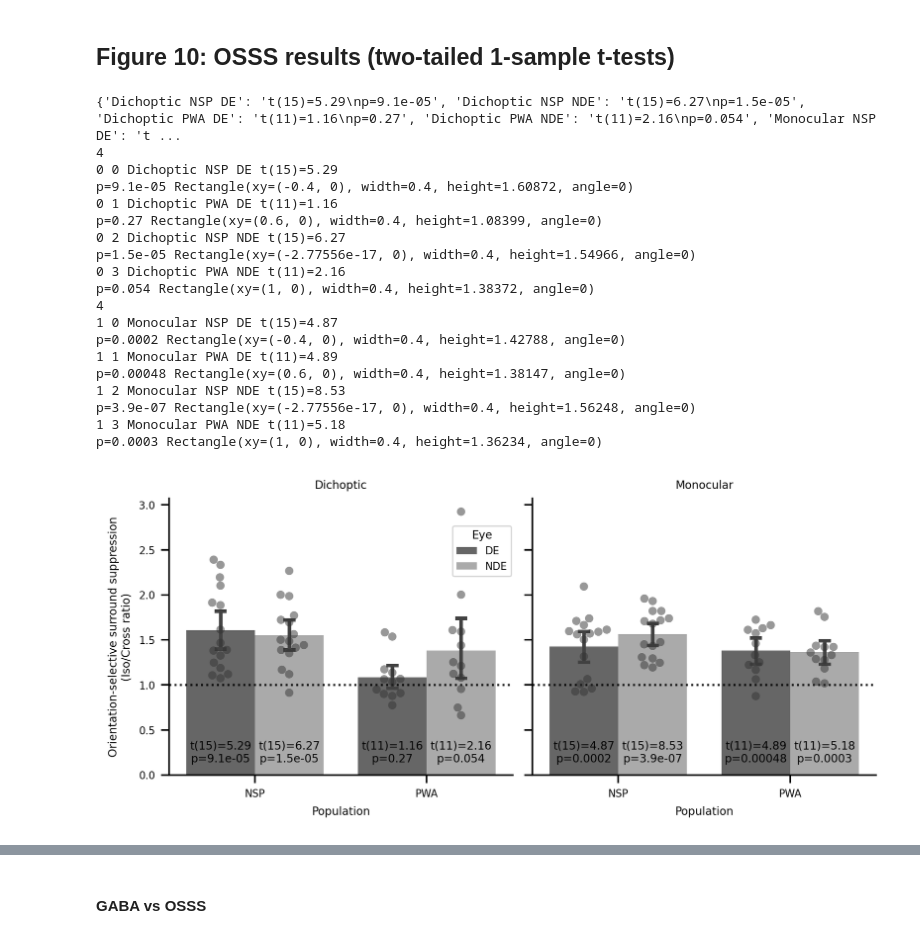
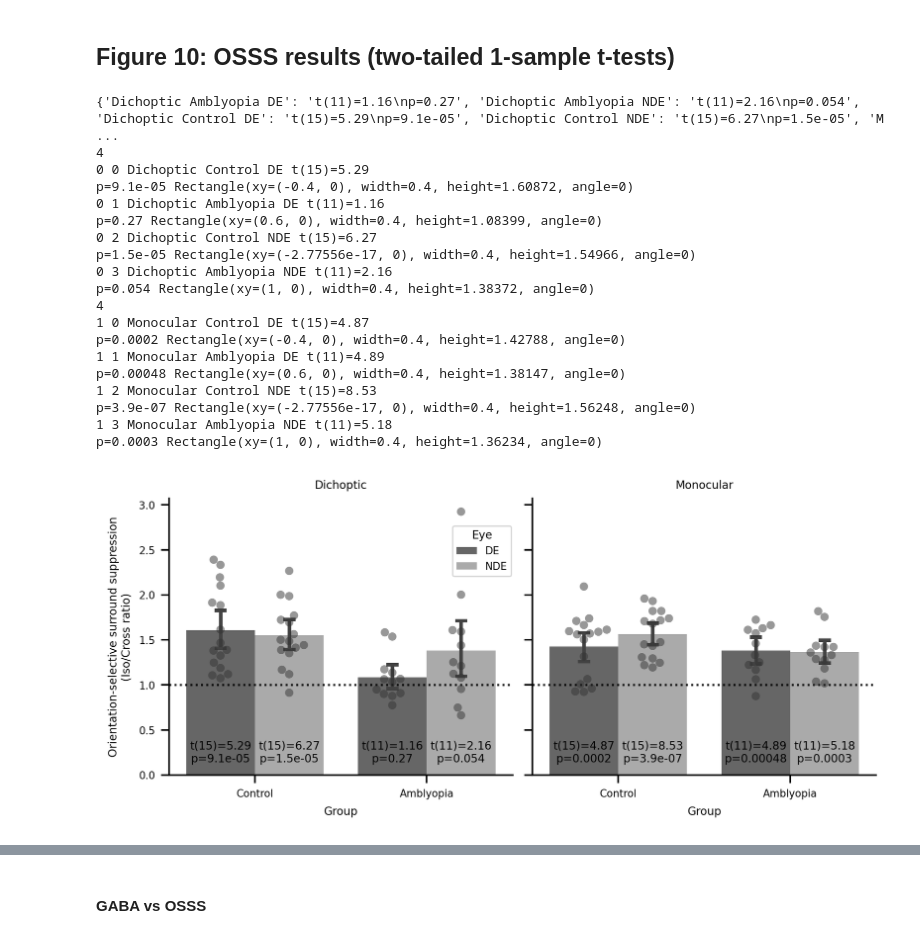
Before and after one commit to smerdis/mukerji_etal_2022, a Jupyter notebook: Mukerji et al, 2022.ipynb, the cells around one changed output, grey strips where cells are left out. Saved outputs shown, nothing was run; the diff lists cells and outputs as text; code cells hidden in the pictures.

```diff
--- a/Mukerji et al, 2022.ipynb
+++ b/Mukerji et al, 2022.ipynb
@@ -536,7 +539,7 @@ for gv, gr in bg_groups:
                     palette=pal4g,
                     n_boot=n_boot, legend_img=False,
                     markers=['o','d','o','d'],
-                    aspect=1, facet_kws={'sharex':False, 'sharey':False})
+                    aspect=1, facet_kws={'sharex':True, 'sharey':False})
         g.set_titles("")
         g.fig.subplots_adjust(left=.1, right=.95, bottom=0.1, wspace=0.15)
         g.fig.set_dpi(600)
@@ -757,14 +760,14 @@ print(annots)
 # %% [output]
 {'Cross Dichoptic NSP': 't(15)=-1.45\np=0.17', 'Cross Dichoptic PWA': 't(11)=2.38\np=0.036', 'Cross Monocular NSP': 't(15)=-2.48\np=0.026', 'Cross Monocular PWA': 't(11)=2.35\np=0.039', 'Iso Dichoptic ...
 # %%
-graph_order = ['Cross Dichoptic PWA', 'Cross Dichoptic NSP', 'Cross Monocular PWA', 'Cross Monocular NSP',
-               'Iso Dichoptic PWA', 'Iso Dichoptic NSP', 'Iso Monocular PWA', 'Iso Monocular NSP']
+graph_order = ['Cross Dichoptic PWA', 'Cross Monocular PWA', 'Cross Dichoptic NSP', 'Cross Monocular NSP',
+               'Iso Dichoptic PWA', 'Iso Monocular PWA', 'Iso Dichoptic NSP', 'Iso Monocular NSP']
 # %%
 with sns.plotting_context(context="paper", font_scale=0.7):
     g = sns.catplot(data=final_obs_interocular, kind='bar',
                 x="Presentation", y="ValueRatio", col="Orientation",
                     hue="Population", hue_order=["PWA","NSP"], capsize=0.05,
-                    palette=colors2, aspect=1.1, legend_out=False, height=3.1)
+                    palette=colors2, aspect=1.1, legend=False, legend_out=False, height=3.1)
     g = g.map_dataframe(sns.swarmplot, x="Presentation", y="ValueRatio",
                     hue="Population", hue_order=["PWA","NSP"], dodge=True,
                     palette=["#333333"], alpha=0.5)
@@ -778,8 +781,8 @@ with sns.plotting_context(context="paper", font_scale=0.7):
             print(i, j, graph_order[4*i+j], annots[graph_order[4*i+j]], p)
             ax.annotate(f"{annots[graph_order[4*i+j]]}", ha="center", va="center", xy=(p.get_x()+ p.get_width() / 2., p.get_y() + 0.25))
 
-    g._legend.set_title("Group")
-    sns.move_legend(g, (0.4, 0.6))
+    #g._legend.set_title("Group")
+    #sns.move_legend(g, (0.4, 0.6))
     g.fig.set_dpi(300)
     g.fig.savefig(f"{plot_dir}/figure_09.pdf", dpi='figure')
 # %% [output]
@@ -947,8 +950,9 @@ for fgv, fg in fig_groups:
                 annotate=True, boot_func=utils.compare_rs,
                 n_boot=n_boot,
                 markers=['o','d','o','d'],
-                facet_kws={'sharex':False, 'sharey':False})
-    g.set_titles('{row_name}, {col_name}') # top row is dichoptic
+                facet_kws={'sharex':True, 'sharey':False})
+    g.set_titles('{row_name}') # top row is dichoptic
+    g.set_xlabels("GABA (arbitrary units)")
     print(g.fig.get_size_inches(), g.fig.get_dpi())
     g.fig.subplots_adjust(left=.1, right=.95, bottom=0.06, hspace=.2, top=.95, wspace=0.15)
     g.fig.set_dpi(1200)
@@ -999,6 +1003,8 @@ oss_df.groupby(['Task', 'Presentation', 'Population','Eye'])['value'].agg(['mean
 # %%
 with sns.plotting_context(context="paper", font_scale=0.7):
     oss_df.replace({"nDicho":"Dichoptic", "nMono":"Monocular", "Nde":"NDE", "De":"DE"}, inplace=True)
+    oss_df.replace({'PWA':'Amblyopia', 'NSP':'Control'}, inplace=True)
+
     osss_annots = stat_annotate(oss_df, field=["Presentation","Population","Eye"],
                        col="value")
     print(osss_annots)
@@ -1009,45 +1015,50 @@ with sns.plotting_context(context="paper", font_scale=0.7):
                     hue="Eye", dodge=True, palette=["#333333"], alpha=0.5)
     g = g.map(plt.axhline, y=1, linestyle="dotted", color="black")
 
-    graph_order = ['Dichoptic NSP DE', 'Dichoptic PWA DE', 'Dichoptic NSP NDE', 'Dichoptic PWA NDE',
-                   'Monocular NSP DE', 'Monocular PWA DE', 'Monocular NSP NDE', 'Monocular PWA NDE']
+#     graph_order = ['Dichoptic NSP DE', 'Dichoptic PWA DE', 'Dichoptic NSP NDE', 'Dichoptic PWA NDE',
+#                    'Monocular NSP DE', 'Monocular PWA DE', 'Monocular NSP NDE', 'Monocular PWA NDE']
+
+    graph_order = ['Dichoptic Control DE', 'Dichoptic Amblyopia DE', 'Dichoptic Control NDE', 'Dichoptic Amblyopia NDE',
+                   'Monocular Control DE', 'Monocular Amblyopia DE', 'Monocular Control NDE', 'Monocular Amblyopia NDE']
+
 
     for i, ax in enumerate(g.axes.ravel()):
         print(len(ax.patches))
         for j, p in enumerate(ax.patches):
             print(i, j, graph_order[4*i+j], osss_annots[graph_order[4*i+j]], p)
             ax.annotate(f"{osss_annots[graph_order[4*i+j]]}", ha="center", va="center", xy=(p.get_x()+ p.get_width() / 2., p.get_y() + 0.25))
 
     sns.move_legend(g, (0.45, 0.7))
 
     # g = g.map_dataframe(annotate, field=["Population", "Eye"], col="value", pos=(.22, .77),
     #                    title=fr"T-tests of OSSS ratio $\neq$ 1")
     g.set_titles("{col_name}")
     g.set_ylabels("Orientation-selective surround suppression\n(Iso/Cross ratio)")
+    g.set_xlabels("Group")
     g.fig.subplots_adjust(left=.09)
     g.fig.set_dpi(300)
     g.fig.savefig(f"{plot_dir}/figure_10.pdf", dpi='figure')
 # %% [output]
-{'Dichoptic NSP DE': 't(15)=5.29\np=9.1e-05', 'Dichoptic NSP NDE': 't(15)=6.27\np=1.5e-05', 'Dichoptic PWA DE': 't(11)=1.16\np=0.27', 'Dichoptic PWA NDE': 't(11)=2.16\np=0.054', 'Monocular NSP DE': 't ...
+{'Dichoptic Amblyopia DE': 't(11)=1.16\np=0.27', 'Dichoptic Amblyopia NDE': 't(11)=2.16\np=0.054', 'Dichoptic Control DE': 't(15)=5.29\np=9.1e-05', 'Dichoptic Control NDE': 't(15)=6.27\np=1.5e-05', 'M ...
 4
-0 0 Dichoptic NSP DE t(15)=5.29
+0 0 Dichoptic Control DE t(15)=5.29
 p=9.1e-05 Rectangle(xy=(-0.4, 0), width=0.4, height=1.60872, angle=0)
-0 1 Dichoptic PWA DE t(11)=1.16
+0 1 Dichoptic Amblyopia DE t(11)=1.16
 p=0.27 Rectangle(xy=(0.6, 0), width=0.4, height=1.08399, angle=0)
-0 2 Dichoptic NSP NDE t(15)=6.27
+0 2 Dichoptic Control NDE t(15)=6.27
 p=1.5e-05 Rectangle(xy=(-2.77556e-17, 0), width=0.4, height=1.54966, angle=0)
-0 3 Dichoptic PWA NDE t(11)=2.16
+0 3 Dichoptic Amblyopia NDE t(11)=2.16
 p=0.054 Rectangle(xy=(1, 0), width=0.4, height=1.38372, angle=0)
 4
-1 0 Monocular NSP DE t(15)=4.87
+1 0 Monocular Control DE t(15)=4.87
 p=0.0002 Rectangle(xy=(-0.4, 0), width=0.4, height=1.42788, angle=0)
-1 1 Monocular PWA DE t(11)=4.89
+1 1 Monocular Amblyopia DE t(11)=4.89
 p=0.00048 Rectangle(xy=(0.6, 0), width=0.4, height=1.38147, angle=0)
-1 2 Monocular NSP NDE t(15)=8.53
+1 2 Monocular Control NDE t(15)=8.53
 p=3.9e-07 Rectangle(xy=(-2.77556e-17, 0), width=0.4, height=1.56248, angle=0)
-1 3 Monocular PWA NDE t(11)=5.18
+1 3 Monocular Amblyopia NDE t(11)=5.18
 p=0.0003 Rectangle(xy=(1, 0), width=0.4, height=1.36234, angle=0)
-[figure, old version]
+[figure, new version]
 # %%
 for gv, g in oss_df.groupby(['Task', 'Presentation', 'Population','Eye']):
     print(gv)
```
Also changed, not shown: parts of 6 cells of this notebook, 9 other files.
